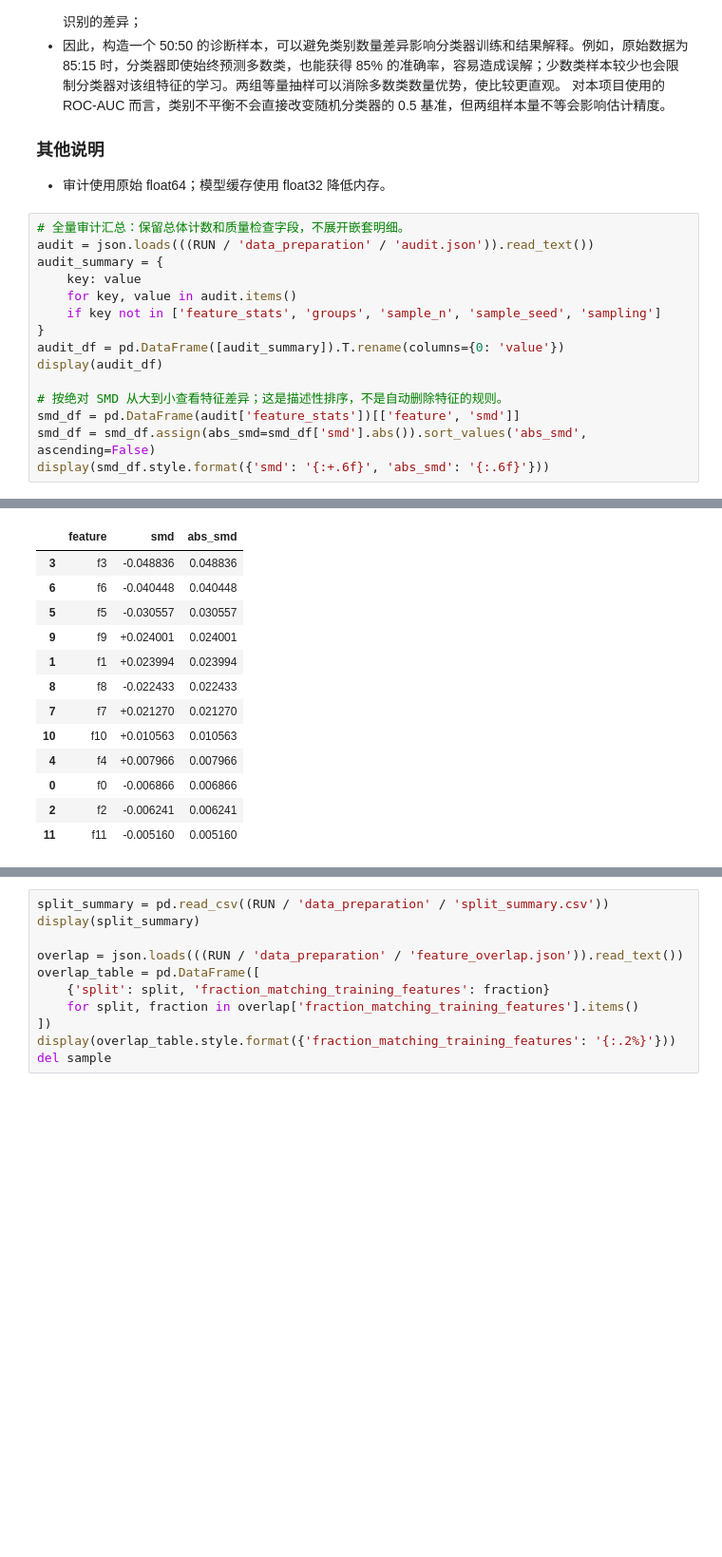
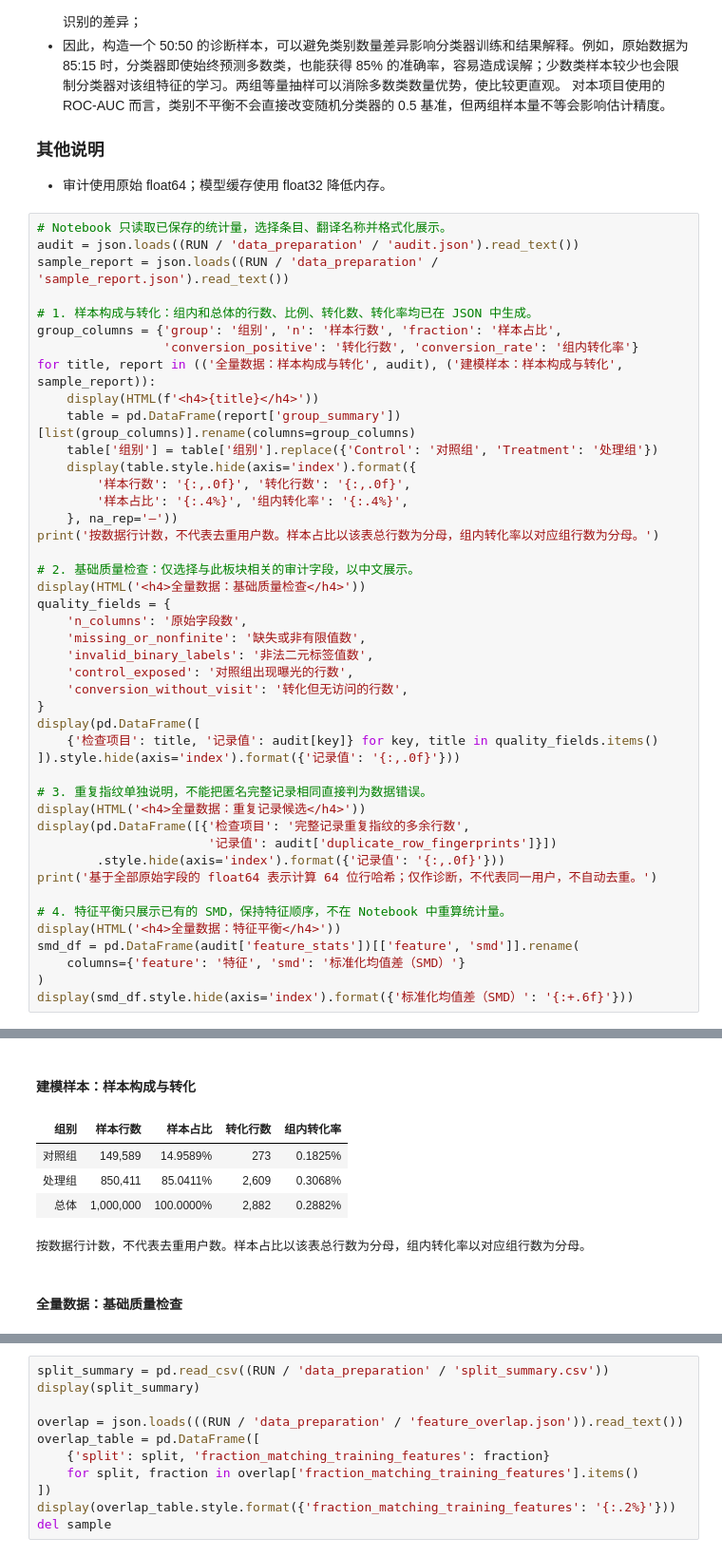
Before and after one commit to tkkkk-co/Criteo-uplift-project, a Jupyter notebook: notebooks/01_data_understanding.ipynb, the cells around one changed output, grey strips where cells are left out. Shown at 95% size. Drawn from its saved outputs; the diff is of its cells as text; blank space fills up the shorter version.

```diff
--- a/notebooks/01_data_understanding.ipynb
+++ b/notebooks/01_data_understanding.ipynb
@@ -82,18 +82,47 @@ C2ST 样本准备默认20万行，从全量样本中按照treatment分层 50:50
 
 - 审计使用原始 float64；模型缓存使用 float32 降低内存。
 # %%
-# 全量审计汇总：保留总体计数和质量检查字段，不展开嵌套明细。
-audit = json.loads(((RUN / 'data_preparation' / 'audit.json')).read_text())
-audit_summary = {
-    key: value
-    for key, value in audit.items()
-    if key not in ['feature_stats', 'groups', 'sample_n', 'sample_seed', 'sampling']
+# Notebook 只读取已保存的统计量，选择条目、翻译名称并格式化展示。
+audit = json.loads((RUN / 'data_preparation' / 'audit.json').read_text())
+sample_report = json.loads((RUN / 'data_preparation' / 'sample_report.json').read_text())
+
+# 1. 样本构成与转化：组内和总体的行数、比例、转化数、转化率均已在 JSON 中生成。
+group_columns = {'group': '组别', 'n': '样本行数', 'fraction': '样本占比',
+                 'conversion_positive': '转化行数', 'conversion_rate': '组内转化率'}
+for title, report in (('全量数据：样本构成与转化', audit), ('建模样本：样本构成与转化', sample_report)):
+    display(HTML(f'<h4>{title}</h4>'))
+    table = pd.DataFrame(report['group_summary'])[list(group_columns)].rename(columns=group_columns)
+    table['组别'] = table['组别'].replace({'Control': '对照组', 'Treatment': '处理组'})
+    display(table.style.hide(axis='index').format({
+        '样本行数': '{:,.0f}', '转化行数': '{:,.0f}',
+        '样本占比': '{:.4%}', '组内转化率': '{:.4%}',
+    }, na_rep='—'))
+print('按数据行计数，不代表去重用户数。样本占比以该表总行数为分母，组内转化率以对应组行数为分母。')
+
+# 2. 基础质量检查：仅选择与此板块相关的审计字段，以中文展示。
+display(HTML('<h4>全量数据：基础质量检查</h4>'))
+quality_fields = {
+    'n_columns': '原始字段数',
+    'missing_or_nonfinite': '缺失或非有限值数',
+    'invalid_binary_labels': '非法二元标签值数',
+    'control_exposed': '对照组出现曝光的行数',
+    'conversion_without_visit': '转化但无访问的行数',
 }
-audit_df = pd.DataFrame([audit_summary]).T.rename(columns={0: 'value'})
-display(audit_df)
+display(pd.DataFrame([
+    {'检查项目': title, '记录值': audit[key]} for key, title in quality_fields.items()
+]).style.hide(axis='index').format({'记录值': '{:,.0f}'}))
 
-# 按绝对 SMD 从大到小查看特征差异；这是描述性排序，不是自动删除特征的规则。
-smd_df = pd.DataFrame(audit['feature_stats'])[['feature', 'smd']]
-smd_df = smd_df.assign(abs_smd=smd_df['smd'].abs()).sort_values('abs_smd', ascending=False)
-display(smd_df.style.format({'smd': '{:+.6f}', 'abs_smd': '{:.6f}'}))
+# 3. 重复指纹单独说明，不能把匿名完整记录相同直接判为数据错误。
+display(HTML('<h4>全量数据：重复记录候选</h4>'))
+display(pd.DataFrame([{'检查项目': '完整记录重复指纹的多余行数',
+                       '记录值': audit['duplicate_row_fingerprints']}])
+        .style.hide(axis='index').format({'记录值': '{:,.0f}'}))
+print('基于全部原始字段的 float64 表示计算 64 位行哈希；仅作诊断，不代表同一用户，不自动去重。')
+
+# 4. 特征平衡只展示已有的 SMD，保持特征顺序，不在 Notebook 中重算统计量。
+display(HTML('<h4>全量数据：特征平衡</h4>'))
+smd_df = pd.DataFrame(audit['feature_stats'])[['feature', 'smd']].rename(
+    columns={'feature': '特征', 'smd': '标准化均值差（SMD）'}
+)
+display(smd_df.style.hide(axis='index').format({'标准化均值差（SMD）': '{:+.6f}'}))
 # %% [output]
@@ -112,13 +134,7 @@ display(smd_df.style.format({'smd': '{:+.6f}', 'abs_smd': '{:.6f}'}))
+建模样本：样本构成与转化
-|  | feature | smd | abs_smd |
-| 3 | f3 | -0.048836 | 0.048836 |
-| 6 | f6 | -0.040448 | 0.040448 |
-| 5 | f5 | -0.030557 | 0.030557 |
-| 9 | f9 | +0.024001 | 0.024001 |
-| 1 | f1 | +0.023994 | 0.023994 |
-| 8 | f8 | -0.022433 | 0.022433 |
-| 7 | f7 | +0.021270 | 0.021270 |
-| 10 | f10 | +0.010563 | 0.010563 |
-| 4 | f4 | +0.007966 | 0.007966 |
-| 0 | f0 | -0.006866 | 0.006866 |
-| 2 | f2 | -0.006241 | 0.006241 |
-| 11 | f11 | -0.005160 | 0.005160 |
+| 组别 | 样本行数 | 样本占比 | 转化行数 | 组内转化率 |
+| 对照组 | 149,589 | 14.9589% | 273 | 0.1825% |
+| 处理组 | 850,411 | 85.0411% | 2,609 | 0.3068% |
+| 总体 | 1,000,000 | 100.0000% | 2,882 | 0.2882% |
+按数据行计数，不代表去重用户数。样本占比以该表总行数为分母，组内转化率以对应组行数为分母。
+全量数据：基础质量检查
```
Also changed, not shown: parts of 7 cells of this notebook, 24 other files.
